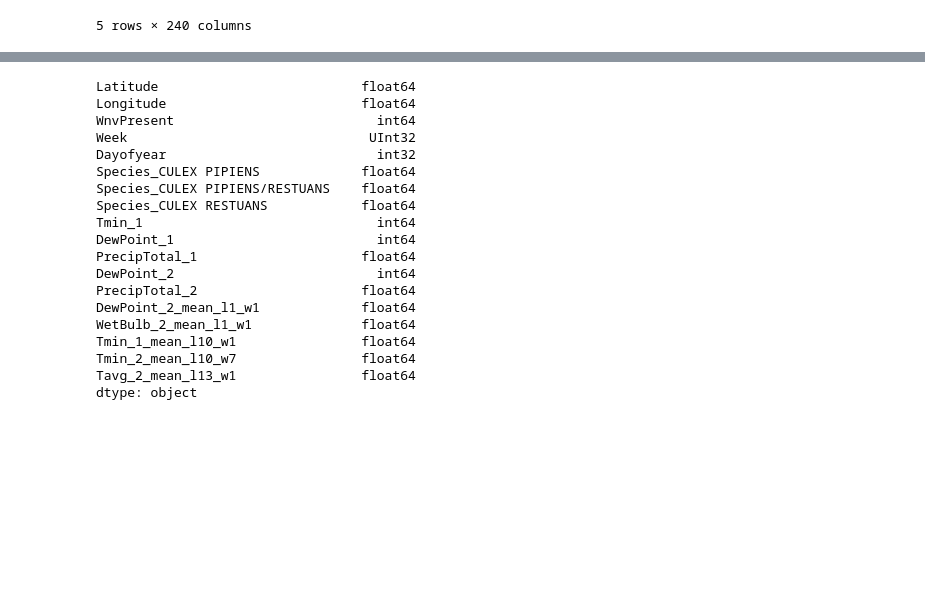
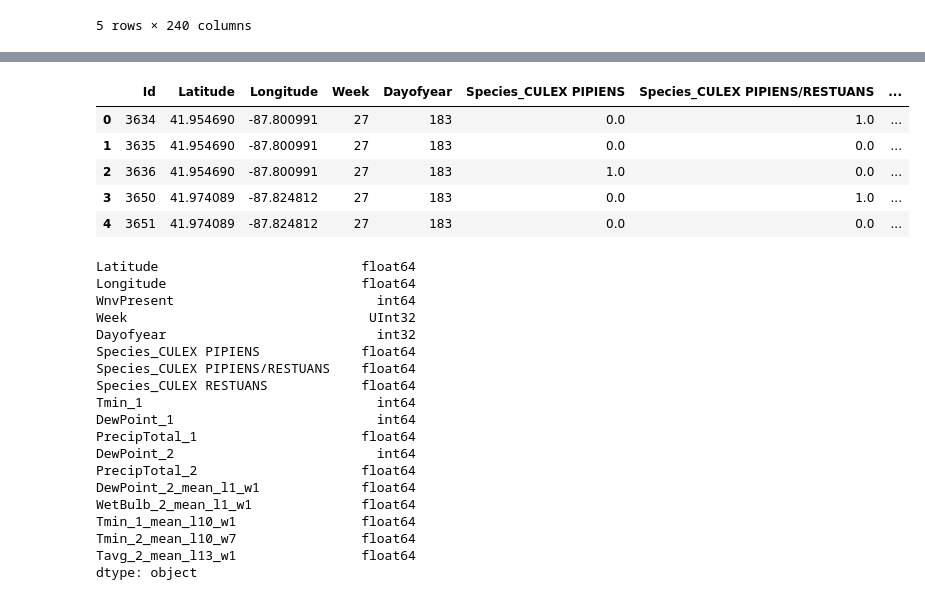
Before and after one commit to AgaZgo/west_nile_virus_prediction, a Jupyter notebook: notebooks/3. Feature engineering.ipynb, the cells around one changed output, grey strips where cells are left out. Drawn from its saved outputs; the diff is of its cells as text; code cells hidden in the pictures; blank space fills up the shorter version.

```diff
--- a/notebooks/3. Feature engineering.ipynb
+++ b/notebooks/3. Feature engineering.ipynb
@@ -154,2 +119,0 @@ Index(['Latitude', 'Longitude', 'WnvPresent', 'Week', 'Dayofyear',
-# %%
-data_test = data_test[data_train.drop('WnvPresent', axis=1).columns.to_list() + ['Id']]
@@ -158,3 +120,12 @@ data_test.to_pickle(PREPROCESSED_DATA_DIR / 'data_test.pkl')
+# %%
+data_test.head()
+# %% [output]
+|  | Id | Latitude | Longitude | Week | Dayofyear | Species_CULEX PIPIENS | Species_CULEX PIPIENS/RESTUANS | ... |
+| 0 | 3634 | 41.954690 | -87.800991 | 27 | 183 | 0.0 | 1.0 | ... |
+| 1 | 3635 | 41.954690 | -87.800991 | 27 | 183 | 0.0 | 0.0 | ... |
+| 2 | 3636 | 41.954690 | -87.800991 | 27 | 183 | 1.0 | 0.0 | ... |
+| 3 | 3650 | 41.974089 | -87.824812 | 27 | 183 | 0.0 | 1.0 | ... |
+| 4 | 3651 | 41.974089 | -87.824812 | 27 | 183 | 0.0 | 0.0 | ... |
 # %%
 data_train.dtypes
 # %% [output]
```
Also changed, not shown: parts of 13 cells of this notebook, 4 other files.
